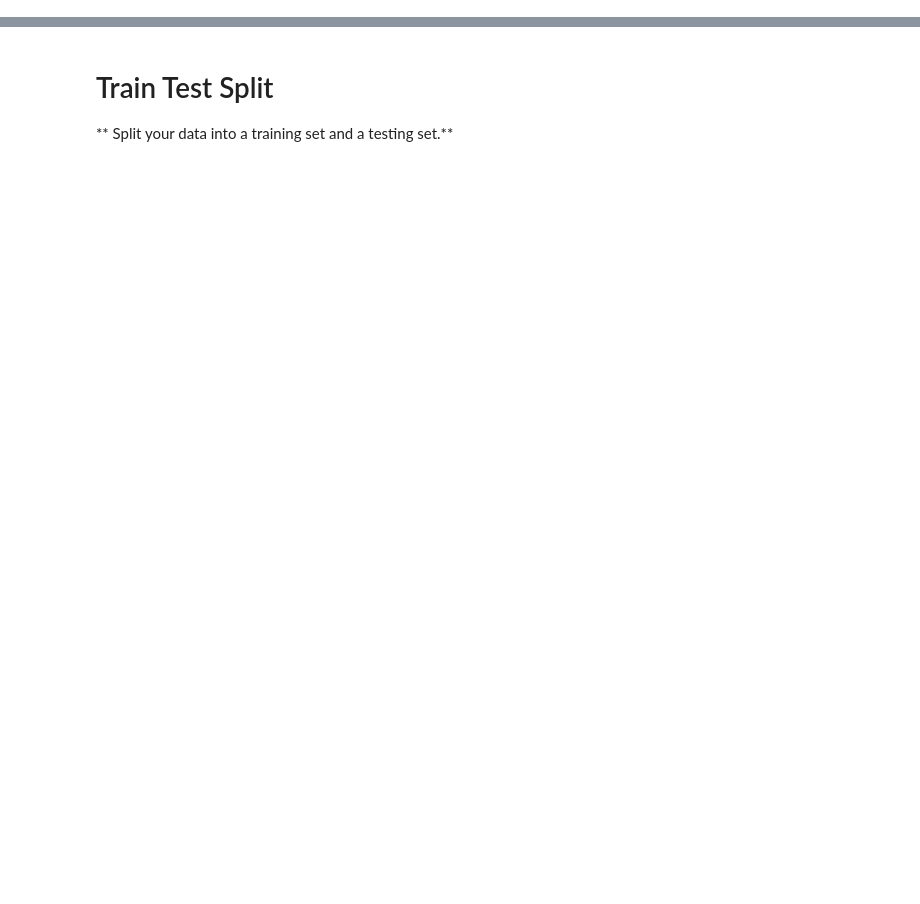
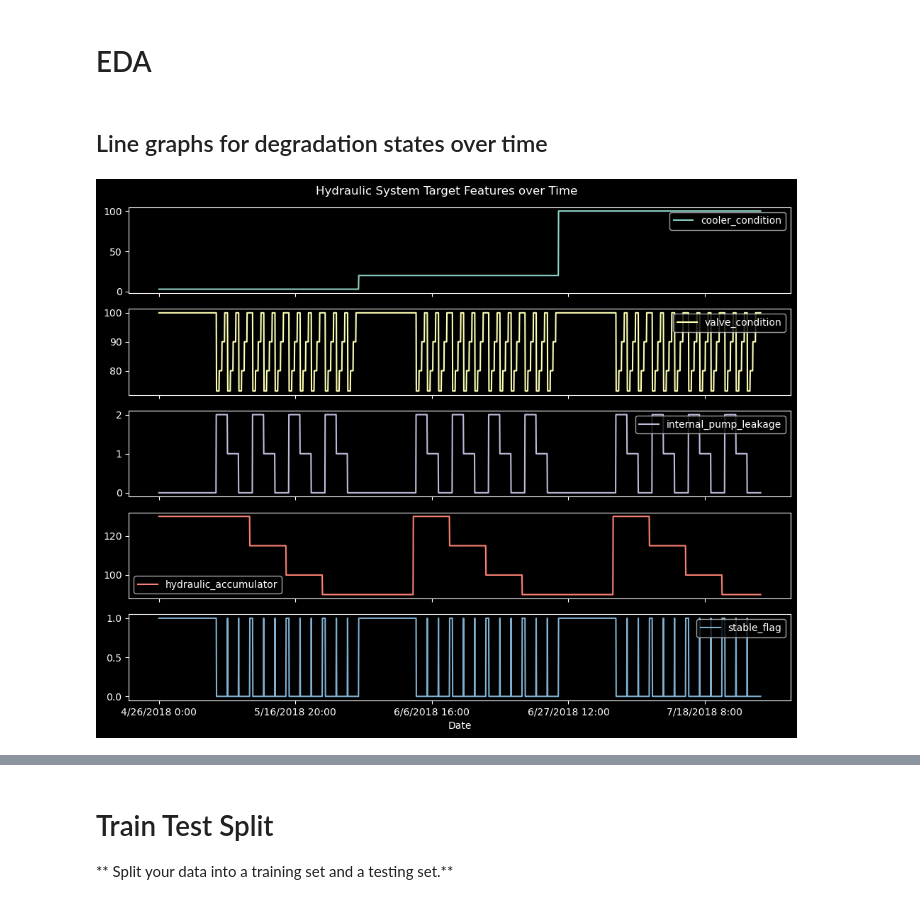
Before and after one commit to PerryLi2008/hydraulic_system, a Jupyter notebook: Hydraulic systems stability study.ipynb, the cells around one changed output, grey strips where cells are left out. Drawn from its saved outputs; the diff is of its cells as text; code cells hidden in the pictures; blank space fills up the shorter version.

Commit message:
2023/6/8 new data prep & updated stability study files

```diff
--- a/Hydraulic systems stability study.ipynb
+++ b/Hydraulic systems stability study.ipynb
@@ -161,0 +30,25 @@ hydraulic.head()
+# %%
+# Load multiple sensor data files
+def add_files(col_names, final_data):
+    for col_name in col_names:
+        df_new = pd.read_csv('data/'+col_name+'.txt', header=None, names=[col_name])
+        df_new[col_name] = df_new[col_name].str.split('\t').str[0]
+        final_data = pd.concat([final_data, df_new], axis=1)
+
+    return final_data
+# %%
+# Load CE.txt - Cooling efficiency data
+df_ce = pd.read_csv('data/CE.txt', header=None)
+df_ce['Time'] = df_ce.index * 60                          # Add column for cycle time in seconds
+df_ce['CE'] = df_ce[0].str.split('\t').str[0]             # Pick CE reading every 60 seconds
+df_ce = df_ce.iloc[:, 1:]                                 # Remove 1st column
+# %%
+# Load all the rest of sensor data files
+file_list = ['CP', 'EPS1', 'FS1', 'FS2', 'PS1', 'PS2', 'PS3', 'PS4', 'PS5', 'PS6', 'SE', 'TS1', 'TS2', 'TS3', 'TS4', 'VS1']
+sensor_df = add_files(file_list, df_ce)
+
+# Add cycle date
+sensor_df['Date'] = pd.date_range('4/26/2018  12:00:00 AM', freq='H', periods=len(sensor_df))
+
+# Export to new data file
+sensor_df.to_csv('HydraulicData.csv', index=False)
@@ -161,0 +57,8 @@ hydraulic.head()
+# %%
+# Load target condition data files
+profile_df = pd.read_csv('profile.txt', sep="\t", header=None)
+profile_df.columns = ['cooler_condition', 'valve_condition', 'internal_pump_leakage', 'hydraulic_accumulator', 'stable_flag']
+sensor_df = sensor_df.drop(columns=['Time'])
+
+# Put sensor data and target condition data together
+hydraulic_df = pd.concat([sensor_df, profile_df], axis=1)
@@ -161,0 +85,15 @@ hydraulic.head()
+# %% [markdown]
+# EDA
+# %% [markdown]
+## Line graphs for degradation states over time
+# %%
+hydraulic_df.plot(x='Date',
+              title = "Hydraulic System Target Features over Time",
+              y=['cooler_condition', 'valve_condition', 'internal_pump_leakage', 'hydraulic_accumulator', 'stable_flag'],
+              figsize=(10,8),
+              subplots=True)
+plt.tight_layout()
+# plt.savefig('images/target_features.png', format='png')
+plt.show()
+# %% [output]
+[figure, added]
```
Also changed, not shown: parts of 97 cells of this notebook, 25 other files.
